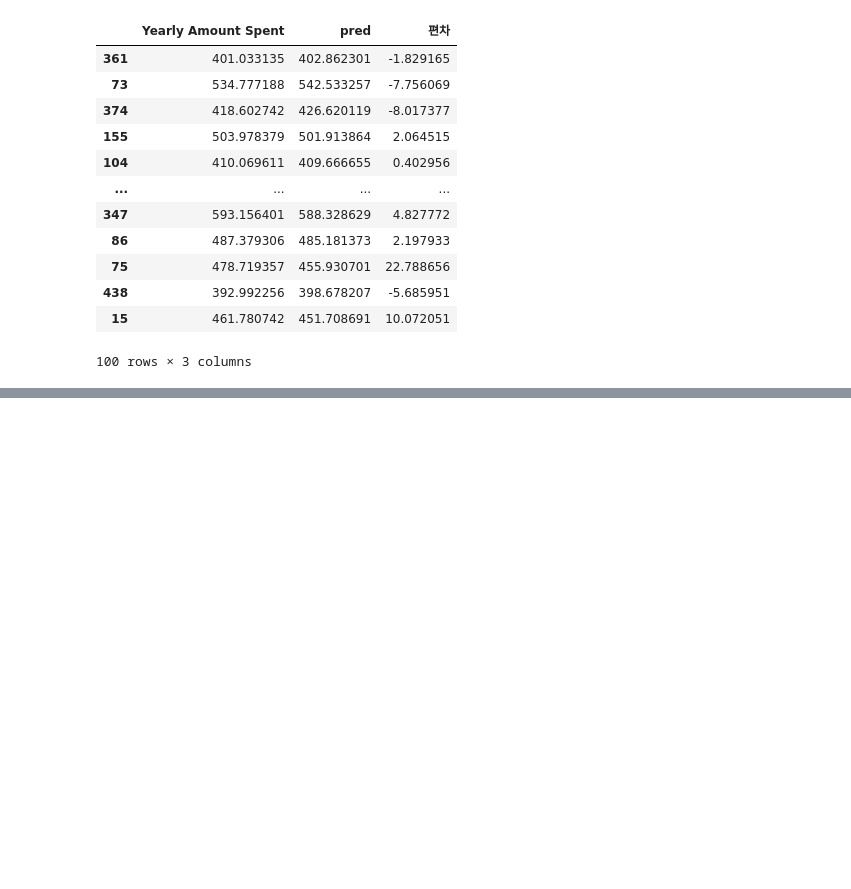
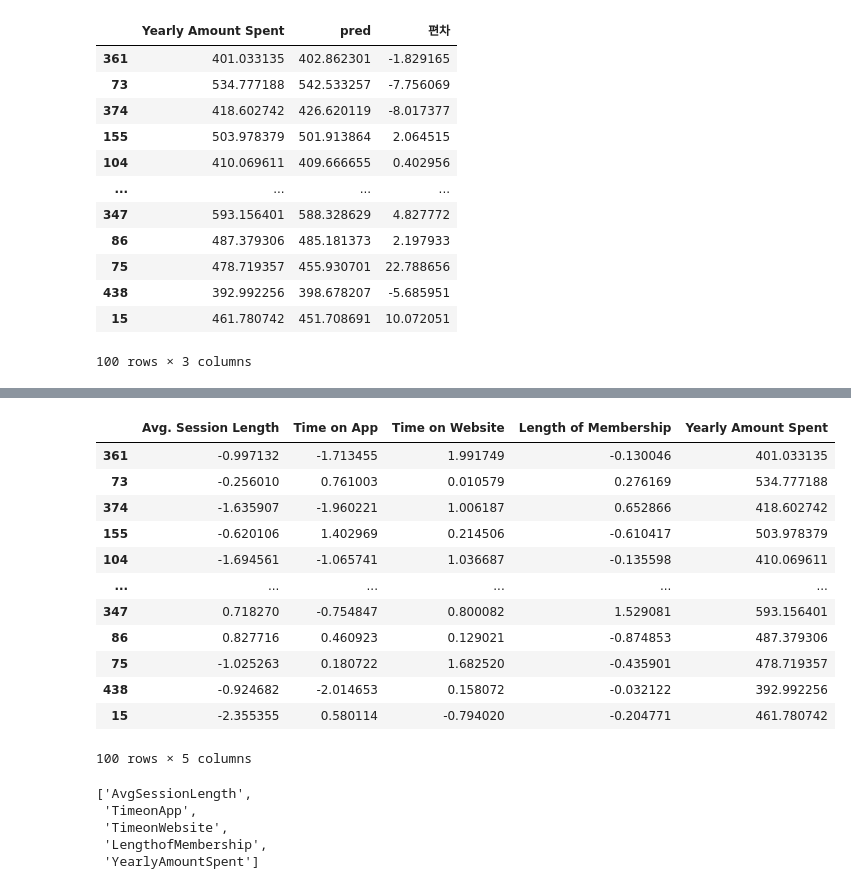
Before and after one commit to haram4th/fintech3, a Jupyter notebook: 06machine_learning/17지도학습_다중회귀분석_고객별연간지출액예측.ipynb, the cells around one changed output, grey strips where cells are left out. Cells and saved outputs as stored; diff of their text form; code cells hidden in the pictures; blank space fills up the shorter version.

```diff
--- a/06machine_learning/17지도학습_다중회귀분석_고객별연간지출액예측.ipynb
+++ b/06machine_learning/17지도학습_다중회귀분석_고객별연간지출액예측.ipynb
@@ -333,0 +370,28 @@ result
+# %%
+test_data = pd.concat([ss_X_test, y_test], axis=1)
+test_data
+# %% [output]
+|  | Avg. Session Length | Time on App | Time on Website | Length of Membership | Yearly Amount Spent |
+| 361 | -0.997132 | -1.713455 | 1.991749 | -0.130046 | 401.033135 |
+| 73 | -0.256010 | 0.761003 | 0.010579 | 0.276169 | 534.777188 |
+| 374 | -1.635907 | -1.960221 | 1.006187 | 0.652866 | 418.602742 |
+| 155 | -0.620106 | 1.402969 | 0.214506 | -0.610417 | 503.978379 |
+| 104 | -1.694561 | -1.065741 | 1.036687 | -0.135598 | 410.069611 |
+| ... | ... | ... | ... | ... | ... |
+| 347 | 0.718270 | -0.754847 | 0.800082 | 1.529081 | 593.156401 |
+| 86 | 0.827716 | 0.460923 | 0.129021 | -0.874853 | 487.379306 |
+| 75 | -1.025263 | 0.180722 | 1.682520 | -0.435901 | 478.719357 |
+| 438 | -0.924682 | -2.014653 | 0.158072 | -0.032122 | 392.992256 |
+| 15 | -2.355355 | 0.580114 | -0.794020 | -0.204771 | 461.780742 |
+100 rows × 5 columns
+# %%
+cols = []
+for col in train_data.columns:
+    cols.append(col.replace(" ", "").replace(".", ""))
+cols
+# %% [output]
+['AvgSessionLength',
+ 'TimeonApp',
+ 'TimeonWebsite',
+ 'LengthofMembership',
+ 'YearlyAmountSpent']
```
Also changed, not shown: parts of 18 cells of this notebook, 3 other files.
